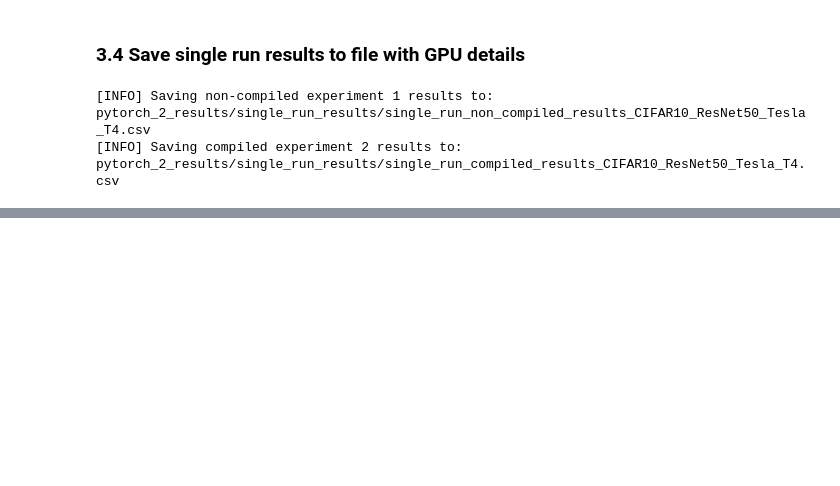
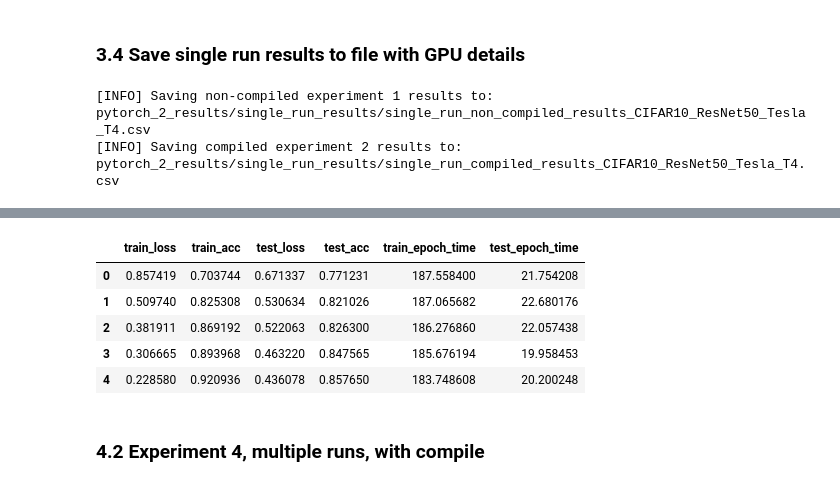
Before and after one commit to viti990/PyTorchCourse, a Jupyter notebook: Intro_To_PyTorch_2_0.ipynb, the cells around one changed output, grey strips where cells are left out. Cells and saved outputs as stored; diff of their text form; code cells hidden in the pictures; blank space fills up the shorter version.

```diff
--- a/Intro_To_PyTorch_2_0.ipynb
+++ b/Intro_To_PyTorch_2_0.ipynb
@@ -1126,0 +1139,13 @@ SyntaxError: invalid syntax (<ipython-input-46-cb11dc670095>, line 3)
+# %%
+# Run non-compiled model for multiple runs
+NUM_RUNS = 3
+NUM_EPOCHS = 5
+
+# Create an empty list to store multiple run results
+non_compile_results_multiple_runs = []
+
+# Run non-compiled model for multiple runs
+for i in tqdm(range(NUM_RUNS)):
+  print(f"[INFO] run {i+1} of {NUM_RUNS} for non-compiled model")
+  results = create_and_train_non_compiled_model(epoch=NUM_EPOCHS, disable=True)
+  non_compile_results_multiple_runs.append(results)
@@ -1126,0 +1171,20 @@ SyntaxError: invalid syntax (<ipython-input-46-cb11dc670095>, line 3)
+# %%
+# Go through the non-compile results multiple runs and create a dataframe for each and then combine each dataframe into a single dataframe
+non_compile_results_dfs=[]
+for result in non_compile_results_multiple_runs:
+  result_df = pd.DataFrame(result)
+  non_compile_results_dfs.append(result_df)
+non_compile_results_multiple_runs_df = pd.concat(non_compile_results_dfs)
+
+# get the average results across the board
+non_compile_results_multiple_runs_df = non_compile_results_multiple_runs_df.groupby(non_compile_results_multiple_runs_df.index).mean()
+non_compile_results_multiple_runs_df
+# %% [output]
+|  | train_loss | train_acc | test_loss | test_acc | train_epoch_time | test_epoch_time |
+| 0 | 0.857419 | 0.703744 | 0.671337 | 0.771231 | 187.558400 | 21.754208 |
+| 1 | 0.509740 | 0.825308 | 0.530634 | 0.821026 | 187.065682 | 22.680176 |
+| 2 | 0.381911 | 0.869192 | 0.522063 | 0.826300 | 186.276860 | 22.057438 |
+| 3 | 0.306665 | 0.893968 | 0.463220 | 0.847565 | 185.676194 | 19.958453 |
+| 4 | 0.228580 | 0.920936 | 0.436078 | 0.857650 | 183.748608 | 20.200248 |
+# %% [markdown]
+### 4.2 Experiment 4, multiple runs, with compile
```
Also changed, not shown: parts of 14 cells of this notebook.
